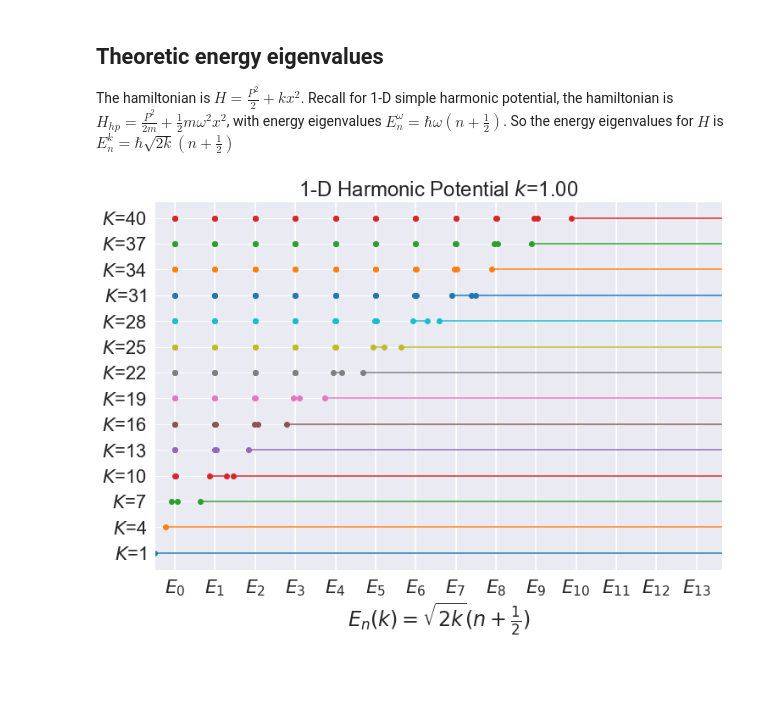
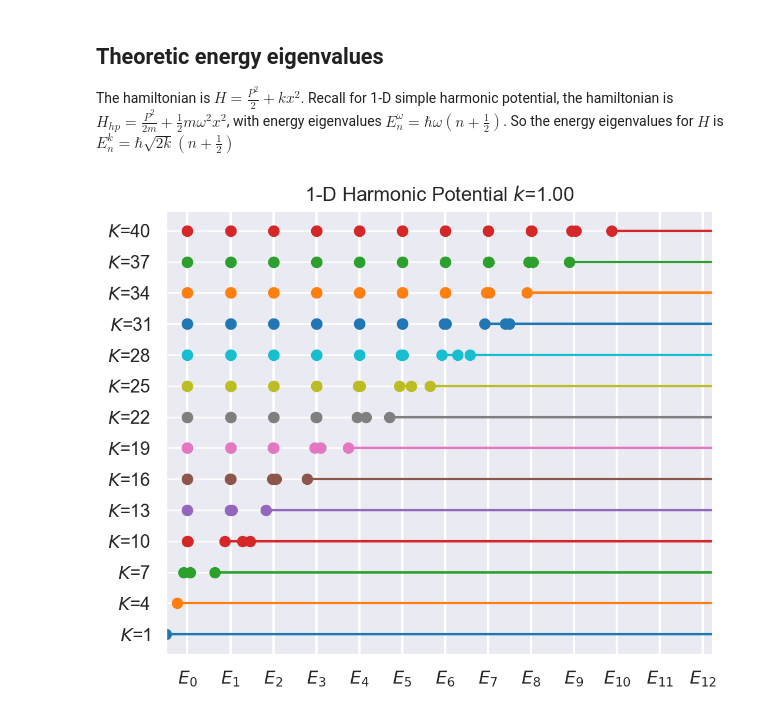
Before and after one commit to maplexgitx0302/NTU-Bootstrapping_QM, a Jupyter notebook: harmonic_sympy.ipynb, the cells around one changed output. Saved outputs shown, nothing was run; the diff lists cells and outputs as text; code cells hidden in the pictures; blank space fills up the shorter version.

Commit message:
add figsize dpi and change n to n_r

```diff
--- a/harmonic_sympy.ipynb
+++ b/harmonic_sympy.ipynb
@@ -133,19 +133,20 @@ The hamiltonian is $H=\frac{P^2}{2}+kx^2$. Recall for 1-D simple harmonic potent
 # %%
 hp_config['plot_step'] = 3 # how often to plot the result
 hp_config['x_inf'] = 0 # infimum for x-axis when plotting
-hp_config['x_sup'] = 20 # supremum for x-axis when plotting
+hp_config['x_sup'] = 18 # supremum for x-axis when plotting
 
 
 energy_eigenvalues = [(2*k)**0.5 * (n+0.5) for n in range(hp_config['round'])]
 x_ticks = [r"$E_{{{}}}$".format(i) for i in range(len(energy_eigenvalues))]
 
 np.save(hp_config['npy_energy_intervals'], energy_intervals, allow_pickle=True)
 
 sns.set_style('dark')
-sns.set(font_scale=2)
-fig, ax = plot_energy_interval(energy_intervals, energy_eigenvalues, x_ticks, hp_config)
+sns.set(font_scale=1)
+
+fig, ax = plot_energy_interval(energy_intervals[:hp_config['round']], energy_eigenvalues, x_ticks, hp_config, figsize=(6,5), dpi=200)
 ax.set_title(f"1-D Harmonic Potential $k$={sp.N(k):.2f}")
-ax.set_xlabel(r"$E_n(k) = \sqrt{2k}(n+\frac{1}{2})$")
+# ax.set_xlabel(r"$E_n(k) = \sqrt{2k}(n+\frac{1}{2})$")
 plt.savefig(os.path.join(save_dir, f"result_N{hp_config['round']}_k{sp.N(k):.2f}.png"))
 # %% [output]
-[figure, old version]
+[figure, new version]
```
Also changed, not shown: 7 other files.
